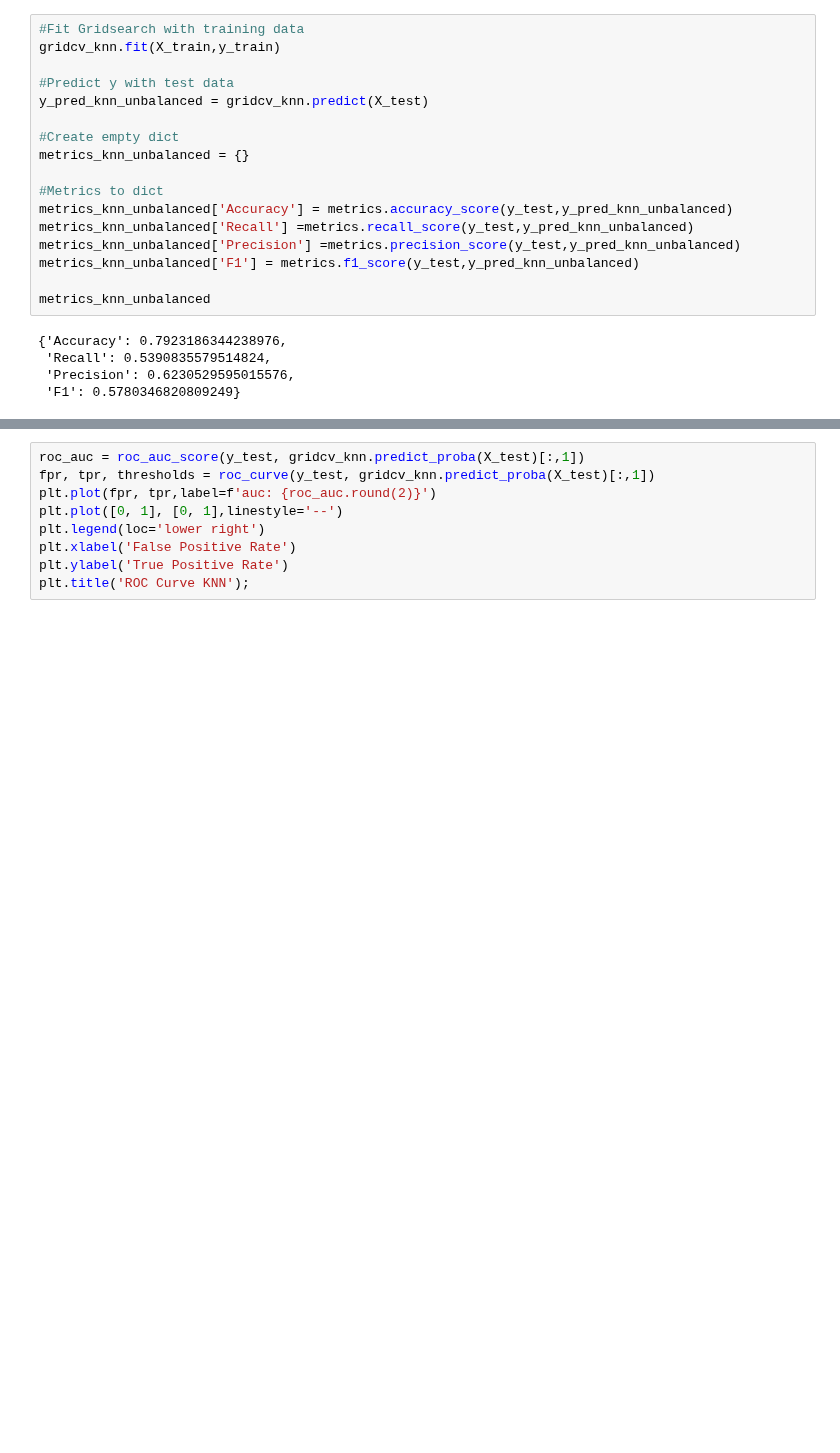
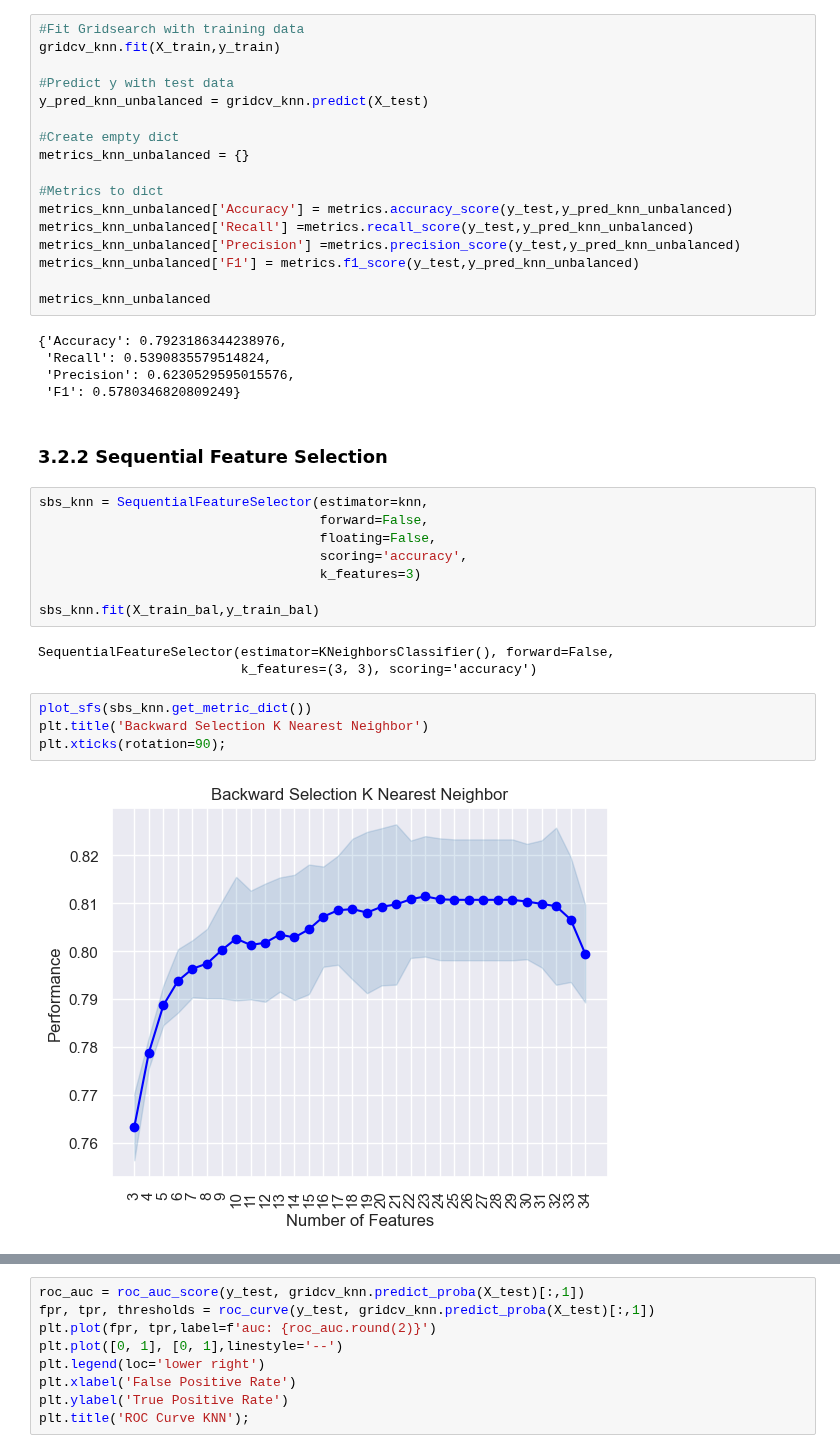
Before and after one commit to emsif84/churn_prediction, a Jupyter notebook: churn_prediction.ipynb, the cells around one changed output, grey strips where cells are left out. Drawn from its saved outputs; the diff is of its cells as text; blank space fills up the shorter version.

```diff
--- a/churn_prediction.ipynb
+++ b/churn_prediction.ipynb
@@ -475,3 +479,22 @@ metrics_knn_unbalanced
  'Recall': 0.5390835579514824,
  'Precision': 0.6230529595015576,
  'F1': 0.5780346820809249}
+# %% [markdown]
+### 3.2.2 Sequential Feature Selection
+# %%
+sbs_knn = SequentialFeatureSelector(estimator=knn,
+                                    forward=False,
+                                    floating=False,
+                                    scoring='accuracy',
+                                    k_features=3)
+
+sbs_knn.fit(X_train_bal,y_train_bal)
+# %% [output]
+SequentialFeatureSelector(estimator=KNeighborsClassifier(), forward=False,
+                          k_features=(3, 3), scoring='accuracy')
+# %%
+plot_sfs(sbs_knn.get_metric_dict())
+plt.title('Backward Selection K Nearest Neighbor')
+plt.xticks(rotation=90);
+# %% [output]
+[figure, added]
```
Also changed, not shown: parts of 16 cells of this notebook.
